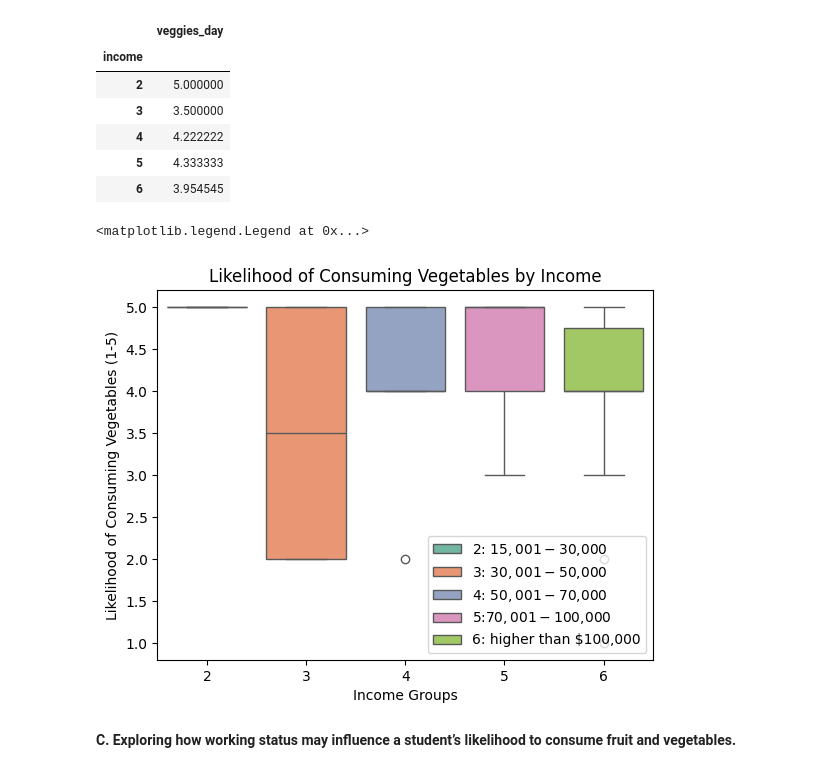
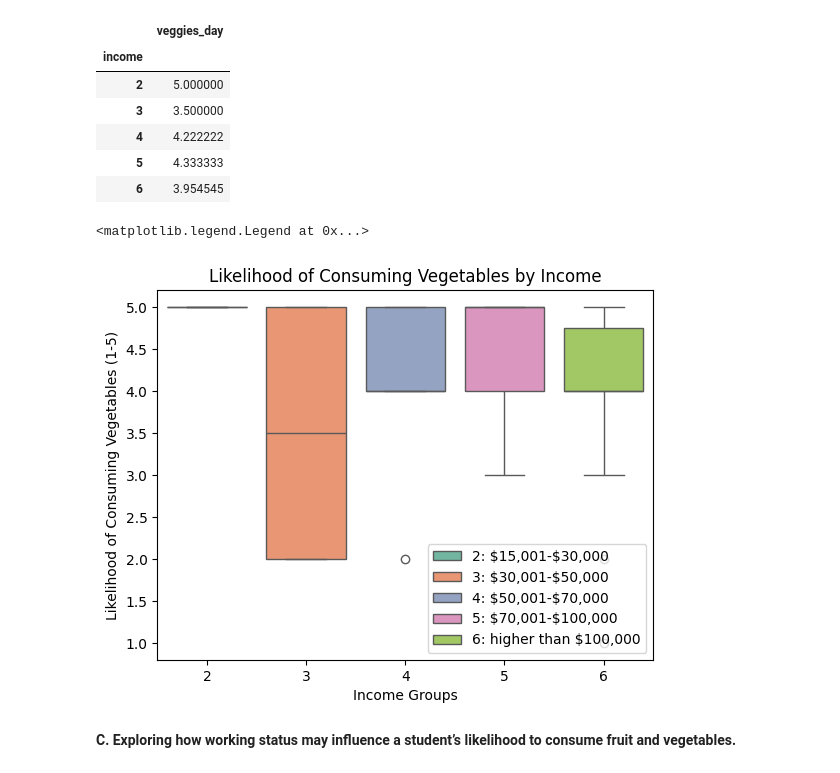
Before and after one commit to laur-park/dsci235-final-project, a Jupyter notebook: Diddi_Parker_Final_Project.ipynb, the cells around one changed output. Drawn from its saved outputs; the diff is of its cells as text; code cells hidden in the pictures.

```diff
--- a/Diddi_Parker_Final_Project.ipynb
+++ b/Diddi_Parker_Final_Project.ipynb
@@ -129,12 +129,12 @@ data1.groupby('income')[['veggies_day']].mean()
 # %%
 boxplot2 = sns.boxplot(data=data1, x='income', y='veggies_day', hue='income', palette="Set2")
 boxplot2.set_title('Likelihood of Consuming Vegetables by Income')
 boxplot2.set_ylabel('Likelihood of Consuming Vegetables (1-5)')
 boxplot2.set_xlabel('Income Groups')
-plt.legend(['2: $15,001-$30,000','3: $30,001-$50,000 ','4: $50,001-$70,000', '5:$70,001-$100,000', '6: higher than $100,000'])
+plt.legend(['2: \$15,001-\$30,000','3: \$30,001-\$50,000 ','4: \$50,001-\$70,000', '5: \$70,001-\$100,000', '6: higher than \$100,000'])
 # %% [output]
 <matplotlib.legend.Legend at 0x...>
-[figure, old version]
+[figure, new version]
 # %% [markdown]
 **C. Exploring how working status may influence a student’s likelihood to consume fruit and vegetables.**
 # %%
```
